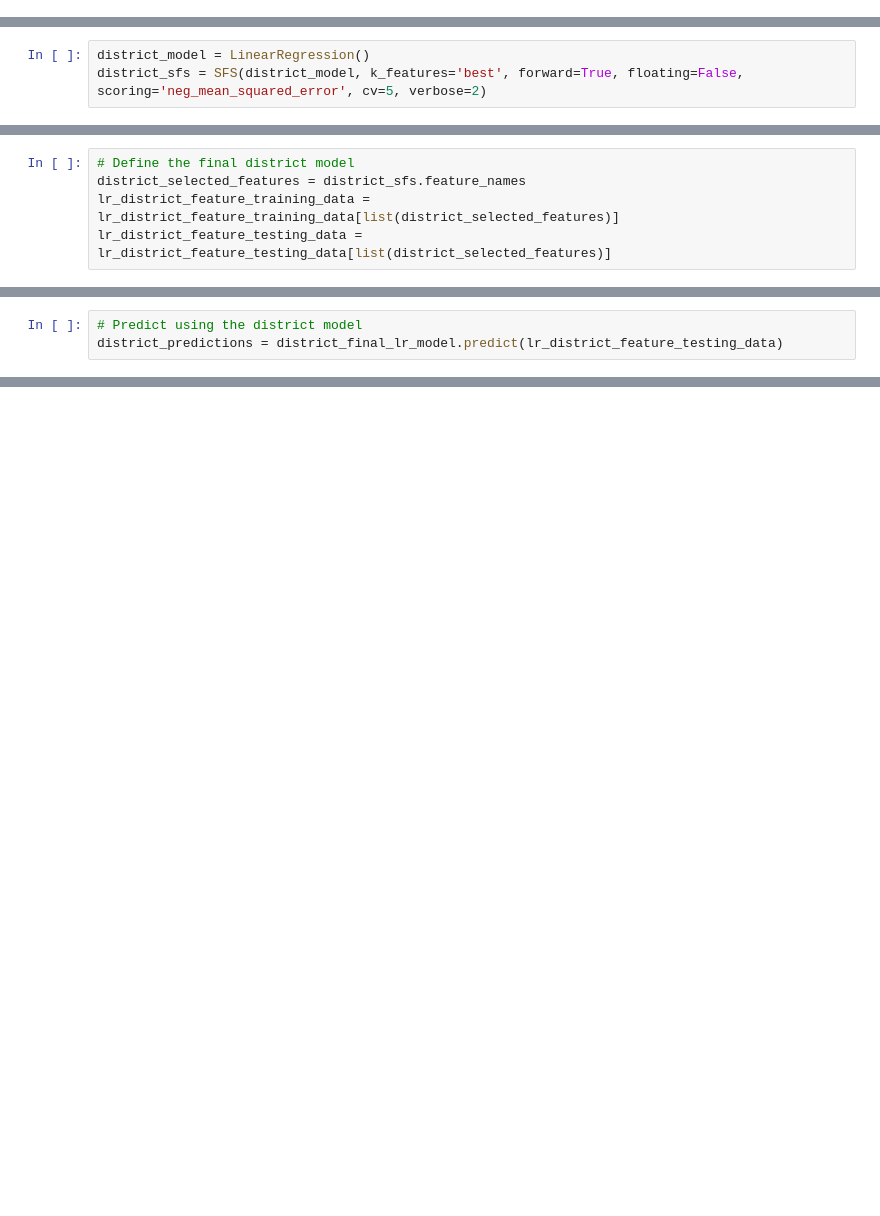
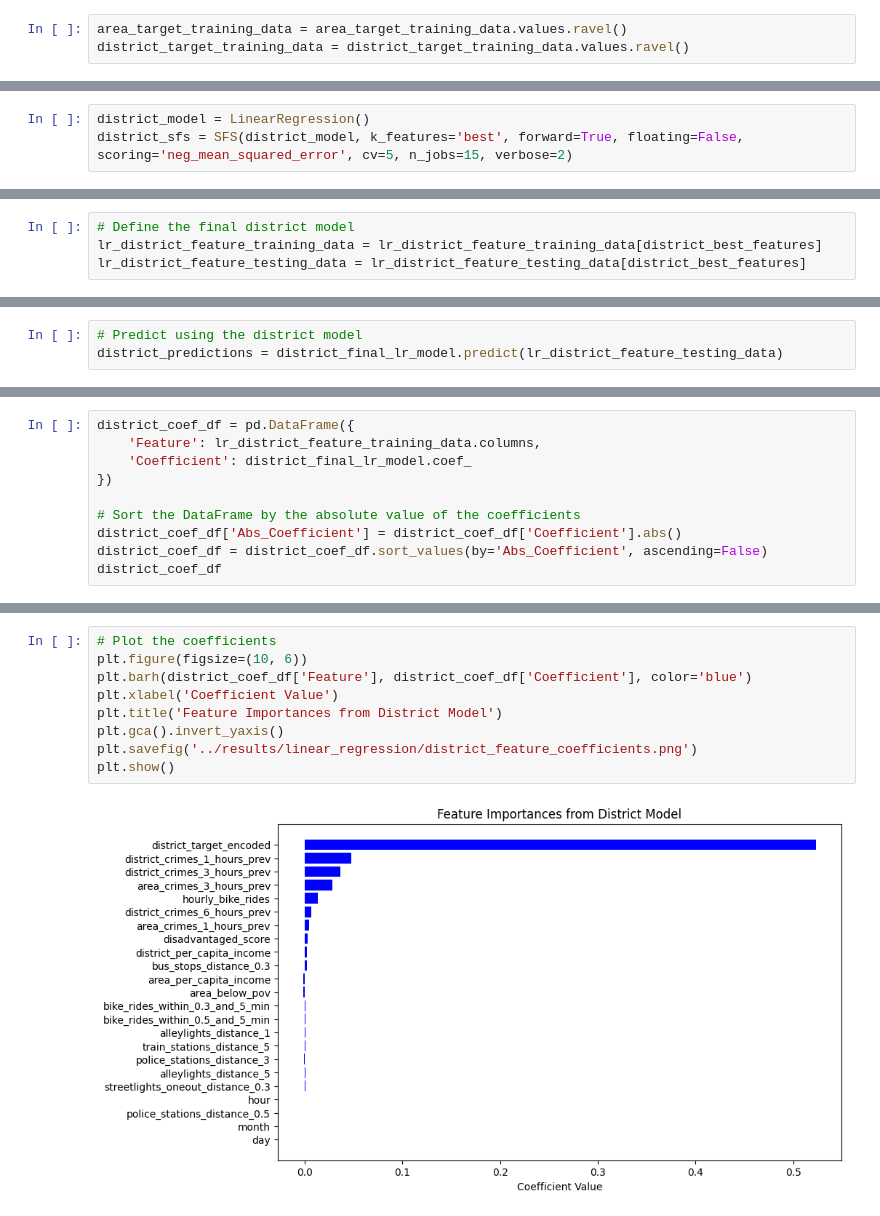
Before and after one commit to evanameyer1/Uncovering-New-Factors-In-Chicago-Crime-through-Regression-Models, a Jupyter notebook: models/notebooks/06_linear_regression.ipynb, the cells around one changed output, grey strips where cells are left out. Cells and saved outputs as stored; diff of their text form; blank space fills up the shorter version.

```diff
--- a/models/notebooks/06_linear_regression.ipynb
+++ b/models/notebooks/06_linear_regression.ipynb
@@ -252,6 +254,9 @@ lr_district_selected_features_ten = pd.DataFrame([
     "district_target_encoded",
     "district_freq_encoded"
 ], columns=['feature'])
+# %%
+area_target_training_data = area_target_training_data.values.ravel()
+district_target_training_data = district_target_training_data.values.ravel()
 # %% [markdown]
 ##### Using SFS for Feature Selection
 # %%
@@ -268,6 +285,6 @@ area_sfs.fit(lr_area_feature_training_data, area_target_training_data)
 # %%
 district_model = LinearRegression()
-district_sfs = SFS(district_model, k_features='best', forward=True, floating=False, scoring='neg_mean_squared_error', cv=5, verbose=2)
+district_sfs = SFS(district_model, k_features='best', forward=True, floating=False, scoring='neg_mean_squared_error', cv=5, n_jobs=15, verbose=2)
 # %%
 lr_district_feature_training_data = lr_district_feature_training_data[list(lr_district_selected_features_ten['feature'].values)]
 # %%
@@ -282,8 +373,7 @@ lr_area_feature_testing_data = lr_area_feature_testing_data[list(area_selected_f
 # %%
 # Define the final district model
-district_selected_features = district_sfs.feature_names
-lr_district_feature_training_data = lr_district_feature_training_data[list(district_selected_features)]
-lr_district_feature_testing_data = lr_district_feature_testing_data[list(district_selected_features)]
+lr_district_feature_training_data = lr_district_feature_training_data[district_best_features]
+lr_district_feature_testing_data = lr_district_feature_testing_data[district_best_features]
 # %%
 # Train the final area model
 area_final_lr_model = LinearRegression()
@@ -328,0 +462,10 @@ print(f"R^2 Score: {district_r2}")
+# %%
+district_coef_df = pd.DataFrame({
+    'Feature': lr_district_feature_training_data.columns,
+    'Coefficient': district_final_lr_model.coef_
+})
+
+# Sort the DataFrame by the absolute value of the coefficients
+district_coef_df['Abs_Coefficient'] = district_coef_df['Coefficient'].abs()
+district_coef_df = district_coef_df.sort_values(by='Abs_Coefficient', ascending=False)
+district_coef_df
@@ -328,0 +501,11 @@ print(f"R^2 Score: {district_r2}")
+# %%
+# Plot the coefficients
+plt.figure(figsize=(10, 6))
+plt.barh(district_coef_df['Feature'], district_coef_df['Coefficient'], color='blue')
+plt.xlabel('Coefficient Value')
+plt.title('Feature Importances from District Model')
+plt.gca().invert_yaxis()
+plt.savefig('../results/linear_regression/district_feature_coefficients.png')
+plt.show()
+# %% [output]
+[figure, added]
```
Also changed, not shown: parts of 22 cells of this notebook, 28 other files.
